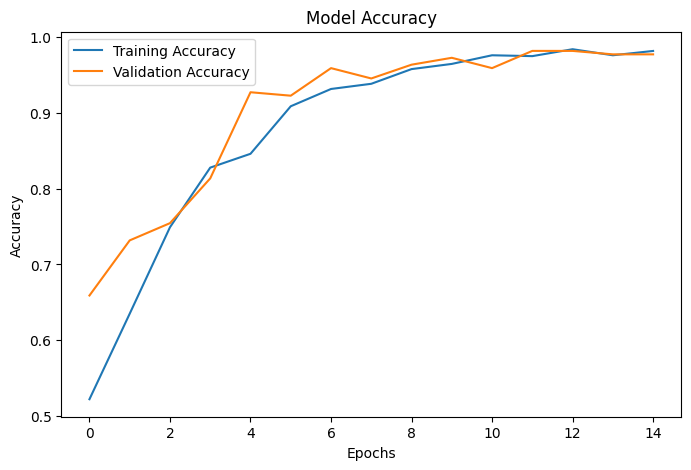
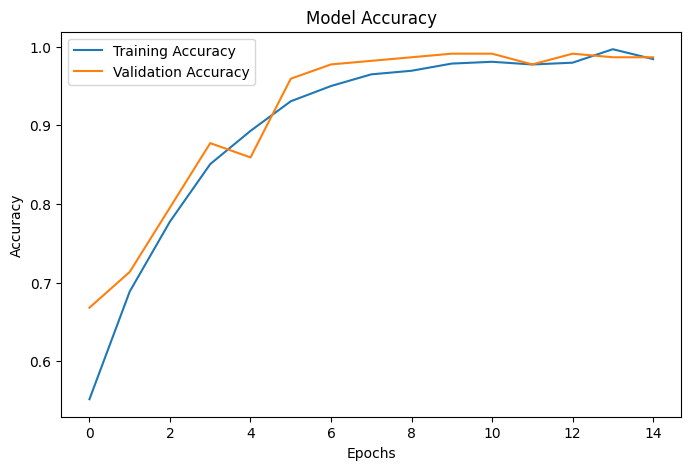
The notebook cell's code change between the first figure and the second:
--- before
+++ after
@@ -3,7 +3,10 @@
 plt.plot(history.history['accuracy'], label='Training Accuracy')
 plt.plot(history.history['val_accuracy'], label='Validation Accuracy')
-plt.xlabel("Epochs")
-plt.ylabel("Accuracy")
-plt.title("Model Accuracy")
+
+plt.xlabel('Epochs')
+plt.ylabel('Accuracy')
+plt.title('Model Accuracy')
 plt.legend()
+
+plt.savefig("training_model_accuracy.png")
 plt.show()

Commit: Update README and project files